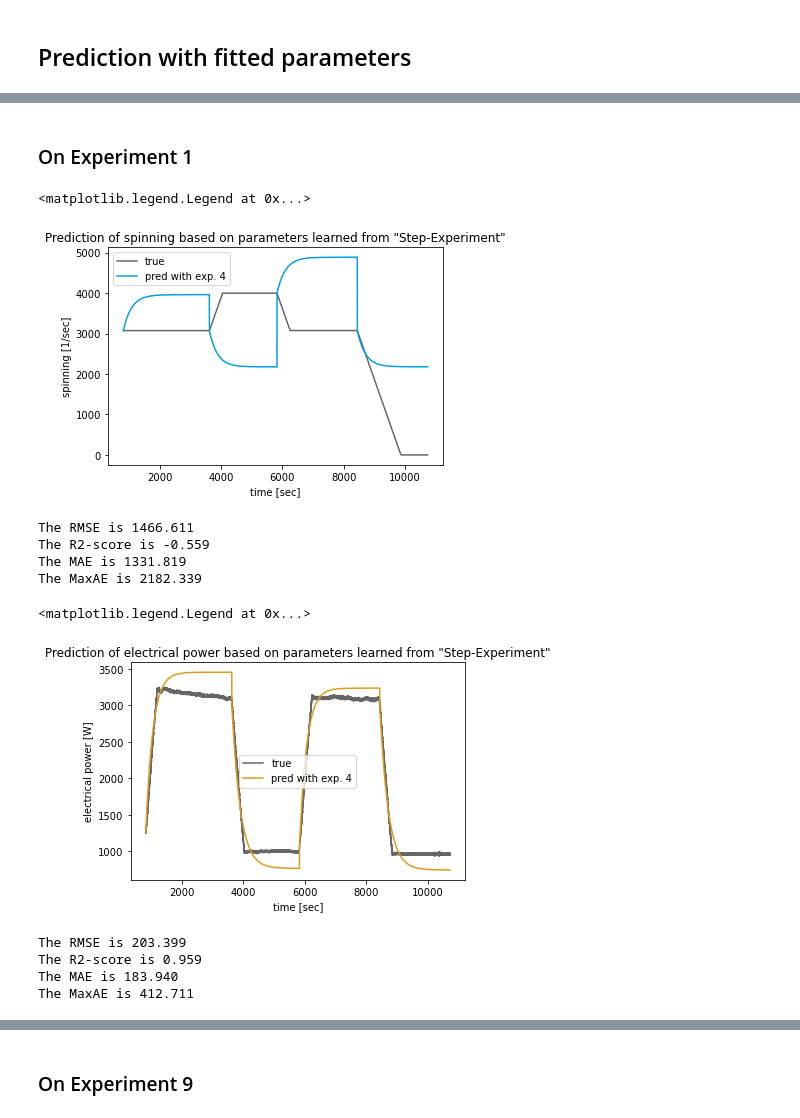
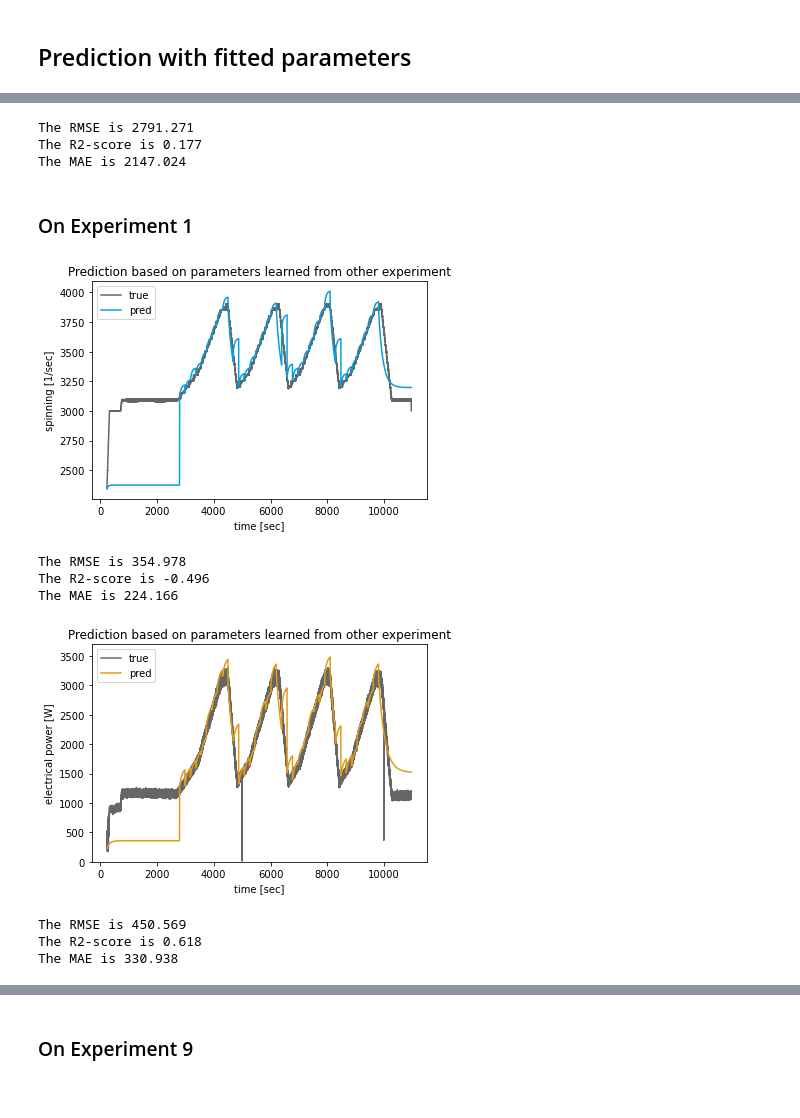
Before and after one commit to Energy-Theory-Guided-Data-Science/Gas-Turbine, a Jupyter notebook: Code/41_Theoretical Prediction.ipynb, the cells around one changed output, grey strips where cells are left out. Drawn from its saved outputs; the diff is of its cells as text; code cells hidden in the pictures.

Commit message:
UPDATE metamodell predictions

```diff
--- a/Code/41_Theoretical Prediction.ipynb
+++ b/Code/41_Theoretical Prediction.ipynb
@@ -99,2 +119,9 @@ exp_4 = pp.openCSVFile('experiment_4b_short.csv', OPEN_FOLDER)
+# %%
+exp_1 = gf.open_CSV_file('experiment_23_short.csv', OPEN_FOLDER)
+exp_9 = gf.open_CSV_file('experiment_24_short.csv', OPEN_FOLDER)
+# %%
+exp_4['spinning_approx'] = exp_4['spinning_ist']
+exp_1['spinning_approx'] = exp_1['spinning_ist']
+exp_9['spinning_approx'] = exp_9['spinning_ist']
 # %%
 time_splits_4 = getTimeSplits(exp_4)
@@ -273,8 +314,5 @@ k_spin, tau_spin = metaParameterModelling(df_spin4_prms, linear_func, quadr_func
 Our expert stated, that there are quadratic relationships between the outputs and the input so they might reflect on the parameters. The scatter plots suggest a quadratic relationship of tau to the difference and a linear relationship of k to the input difference.
 # %% [markdown]
 ## Prediction with fitted parameters
-# %%
-exp_1 = pp.openCSVFile('experiment_1_short.csv', OPEN_FOLDER)
-exp_9 = pp.openCSVFile('experiment_9_short.csv', OPEN_FOLDER)
 # %%
 def predictOnOtherExperiment(parameters_k, parameters_tau, data, header):
@@ -317,42 +422,51 @@ def predictOnOtherExperiment(parameters_k, parameters_tau, data, header):
+# %%
+gf.measure_difference(exp_4['th_power'], exp_4['th_pred'])
+# %% [output]
+The RMSE is 2791.271
+The R2-score is 0.177
+The MAE is 2147.024
 # %% [markdown]
 ### On Experiment 1
 # %%
-exp_1['el_pred'] = predictOnOtherExperiment(k_el, tau_el, exp_1, 'el_power')
-exp_1['th_pred'] = predictOnOtherExperiment(k_th, tau_th, exp_1, 'th_power')
-exp_1['spin_pred'] = predictOnOtherExperiment(k_spin, tau_spin, exp_1, 'spinning_ist')
+exp_1['el_pred'], dur_1_el = predictOnOtherExperiment(k_el, tau_el, exp_1, 'el_power')
+exp_1['th_pred'], dur_1_th = predictOnOtherExperiment(k_th, tau_th, exp_1, 'th_power')
+exp_1['spin_pred'], dur_1_spin = predictOnOtherExperiment(k_spin, tau_spin, exp_1, 'spinning_approx')
 # %%
-plt.plot(exp_1['time'], exp_1['spinning_ist'], color = kit_grey, label = 'true')
-plt.plot(exp_1['time'], exp_1['spin_pred'], color = kit_cyan, label = 'pred with exp. 4')
-plt.title('Prediction of spinning based on parameters learned from "Step-Experiment"')
+plt.plot(exp_1['time'], exp_1['spinning_approx'], color = kit_grey, label = 'true')
+plt.plot(exp_1['time'], exp_1['spin_pred'], color = kit_cyan, label = 'pred')
+plt.title('Prediction based on parameters learned from other experiment')
 plt.xlabel('time [sec]')
 plt.ylabel('spinning [1/sec]')
 plt.legend()
+
+plt.savefig(image_folder + "predict_1_spin.png")
+plt.savefig(image_folder + "predict_1_spin.svg")
 # %% [output]
-<matplotlib.legend.Legend at 0x...>
-[figure, old version]
+[figure, new version]
-# %%
-pp.measureDifference(exp_1, 'spinning_ist', 'spin_pred')
-# %% [output]
-The RMSE is 1466.611
-The R2-score is -0.559
-The MAE is 1331.819
-The MaxAE is 2182.339
+# %%
+gf.measure_difference(exp_1['spinning_approx'], exp_1['spin_pred'])
+# %% [output]
+The RMSE is 354.978
+The R2-score is -0.496
+The MAE is 224.166
 # %%
 plt.plot(exp_1['time'], exp_1['el_power'], color = kit_grey, label = 'true')
-plt.plot(exp_1['time'], exp_1['el_pred'], color = kit_orange, label = 'pred with exp. 4')
-plt.title('Prediction of electrical power based on parameters learned from "Step-Experiment"')
+plt.plot(exp_1['time'], exp_1['el_pred'], color = kit_orange, label = 'pred')
+plt.title('Prediction based on parameters learned from other experiment')
 plt.xlabel('time [sec]')
 plt.ylabel('electrical power [W]')
+plt.ylim([0,3700])
 plt.legend()
+
+plt.savefig(image_folder + "predict_1_el.png")
+plt.savefig(image_folder + "predict_1_el.svg")
 # %% [output]
-<matplotlib.legend.Legend at 0x...>
-[figure, old version]
+[figure, new version]
 # %%
-pp.measureDifference(exp_1, 'el_power', 'el_pred')
+gf.measure_difference(exp_1['el_power'], exp_1['el_pred'])
 # %% [output]
-The RMSE is 203.399
-The R2-score is 0.959
-The MAE is 183.940
-The MaxAE is 412.711
+The RMSE is 450.569
+The R2-score is 0.618
+The MAE is 330.938
 # %%
 plt.plot(exp_1['time'], exp_1['th_power'], color = kit_grey, label = 'true')
```
Also changed, not shown: parts of 49 cells of this notebook.
